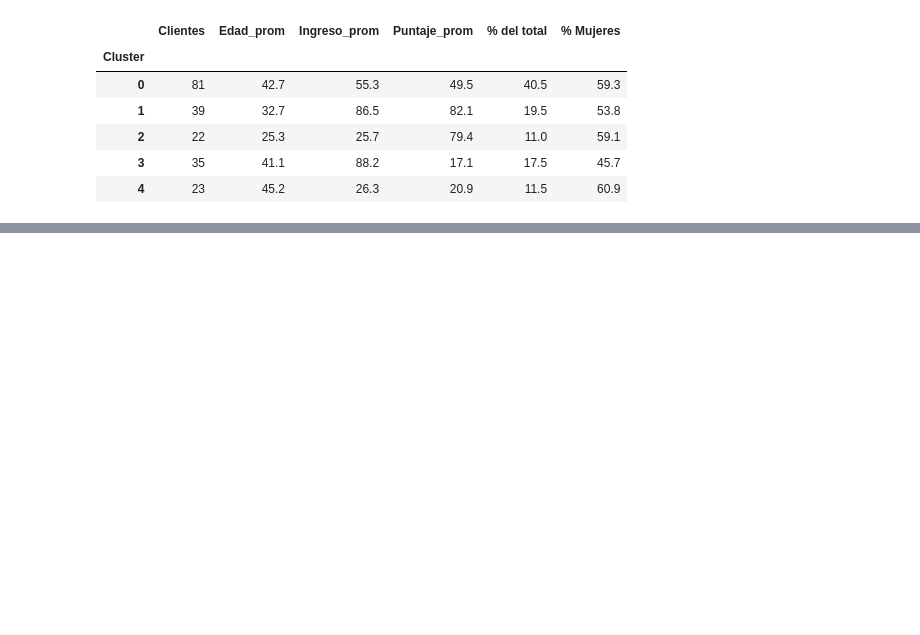
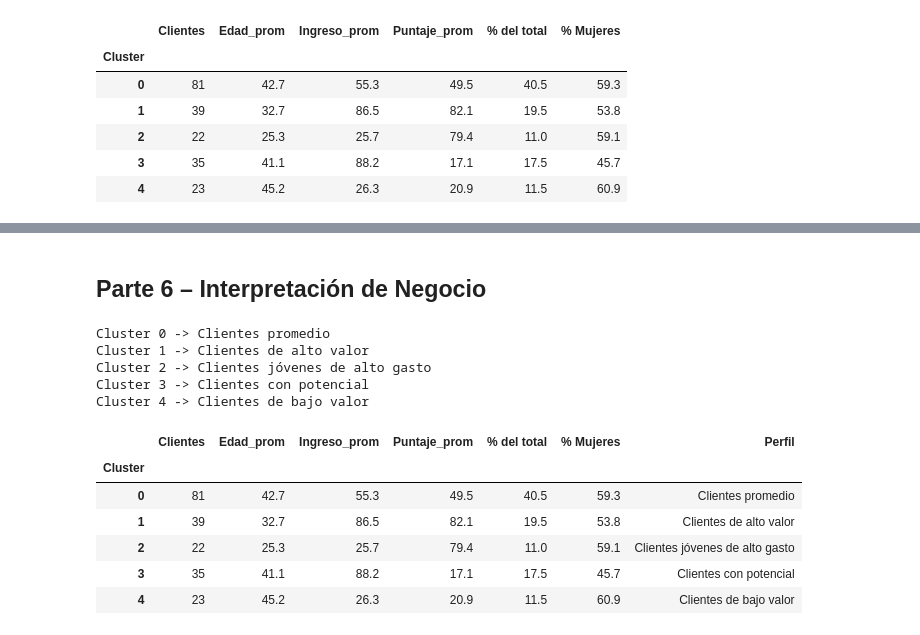
Before and after one commit to dramirezdlp99/taller-kmeans-segmentacion, a Jupyter notebook: taller_kmeans.ipynb, the cells around one changed output, grey strips where cells are left out. Drawn from its saved outputs; the diff is of its cells as text; code cells hidden in the pictures; blank space fills up the shorter version.

```diff
--- a/taller_kmeans.ipynb
+++ b/taller_kmeans.ipynb
@@ -449,3 +449,44 @@ Cada cluster representa un grupo de clientes con un comportamiento similar en cu
 - **Por edad:** los grupos de **gasto alto** son los más jóvenes (cluster 2 con 25.3 años y cluster 1 con 32.7), mientras que los de **gasto bajo** tienen mayor edad (cluster 3 con 41.1 y cluster 4 con 45.2), lo que coincide con la correlación negativa entre Edad y Puntaje.
 - **Por género:** en casi todos los grupos predominan las mujeres (54 % – 61 %), excepto en el cluster 3, donde predominan los hombres.
 - **Por tamaño:** el cluster 0 concentra el 40.5 % de los clientes, mientras que los grupos de ingreso bajo (2 y 4) son los más pequeños, con alrededor del 11 % cada uno.
+# %% [markdown]
+## Parte 6 – Interpretación de Negocio
+# %%
+def nombrar_clusters(centroides_esc):
+    perfiles = {}
+    distancias = np.linalg.norm(centroides_esc, axis=1)
+    c_promedio = int(np.argmin(distancias))
+    for i, (ing, pun) in enumerate(centroides_esc):
+        if i == c_promedio:
+            perfiles[i] = "Clientes promedio"
+        elif ing > 0 and pun > 0:
+            perfiles[i] = "Clientes de alto valor"
+        elif ing > 0 and pun <= 0:
+            perfiles[i] = "Clientes con potencial"
+        elif ing <= 0 and pun > 0:
+            perfiles[i] = "Clientes jóvenes de alto gasto"
+        else:
+            perfiles[i] = "Clientes de bajo valor"
+    return perfiles
+
+perfiles = nombrar_clusters(kmeans.cluster_centers_)
+df_limpio["Perfil"] = df_limpio["Cluster"].map(perfiles)
+
+for c, p in perfiles.items():
+    print(f"Cluster {c} -> {p}")
+
+resumen["Perfil"] = resumen.index.map(perfiles)
+resumen
+# %% [output]
+Cluster 0 -> Clientes promedio
+Cluster 1 -> Clientes de alto valor
+Cluster 2 -> Clientes jóvenes de alto gasto
+Cluster 3 -> Clientes con potencial
+Cluster 4 -> Clientes de bajo valor
+|  | Clientes | Edad_prom | Ingreso_prom | Puntaje_prom | % del total | % Mujeres | Perfil |
+| Cluster |  |  |  |  |  |  |  |
+| 0 | 81 | 42.7 | 55.3 | 49.5 | 40.5 | 59.3 | Clientes promedio |
+| 1 | 39 | 32.7 | 86.5 | 82.1 | 19.5 | 53.8 | Clientes de alto valor |
+| 2 | 22 | 25.3 | 25.7 | 79.4 | 11.0 | 59.1 | Clientes jóvenes de alto gasto |
+| 3 | 35 | 41.1 | 88.2 | 17.1 | 17.5 | 45.7 | Clientes con potencial |
+| 4 | 23 | 45.2 | 26.3 | 20.9 | 11.5 | 60.9 | Clientes de bajo valor |
```
Also changed, not shown: parts of 3 cells of this notebook, 3 other files.
